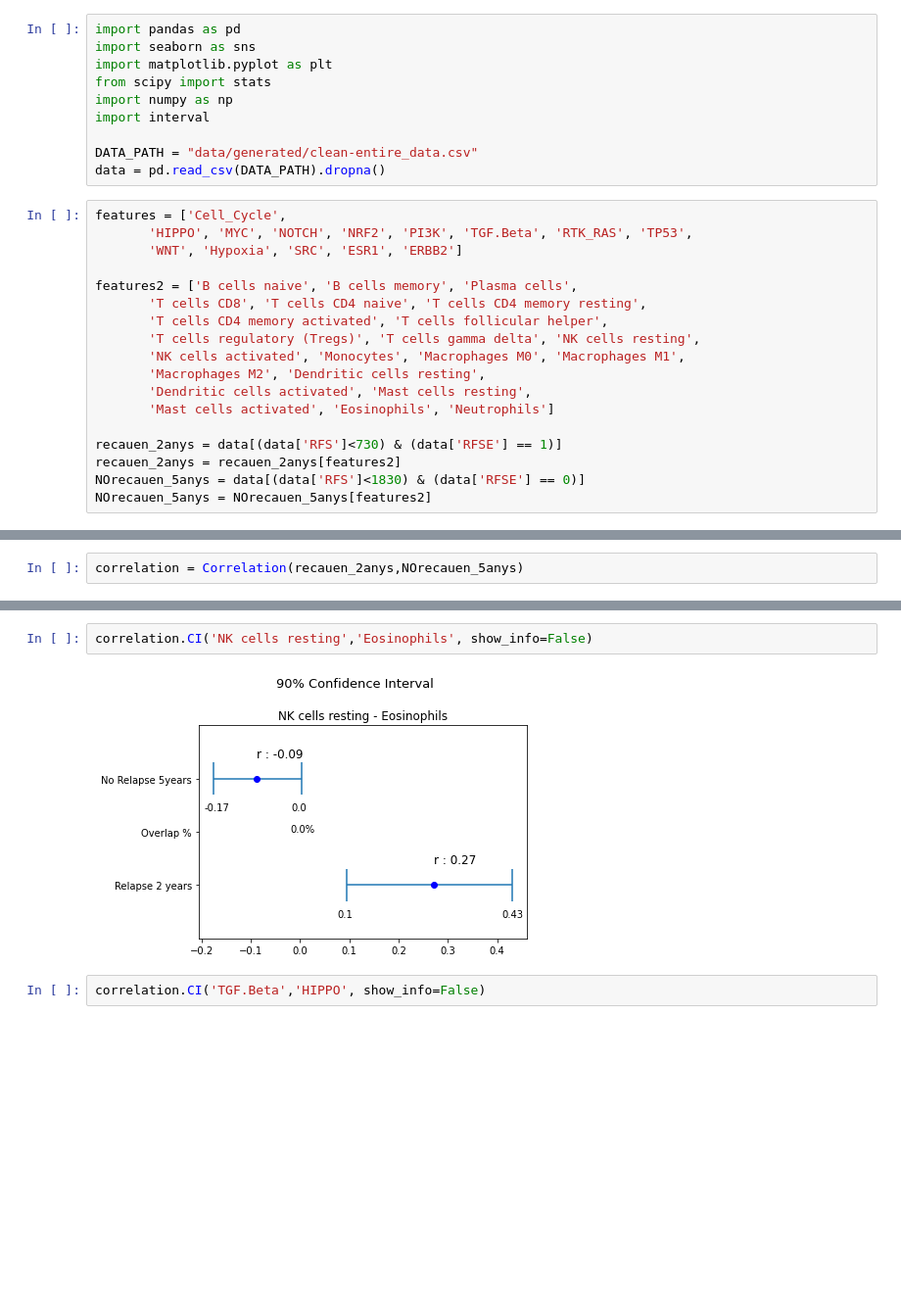
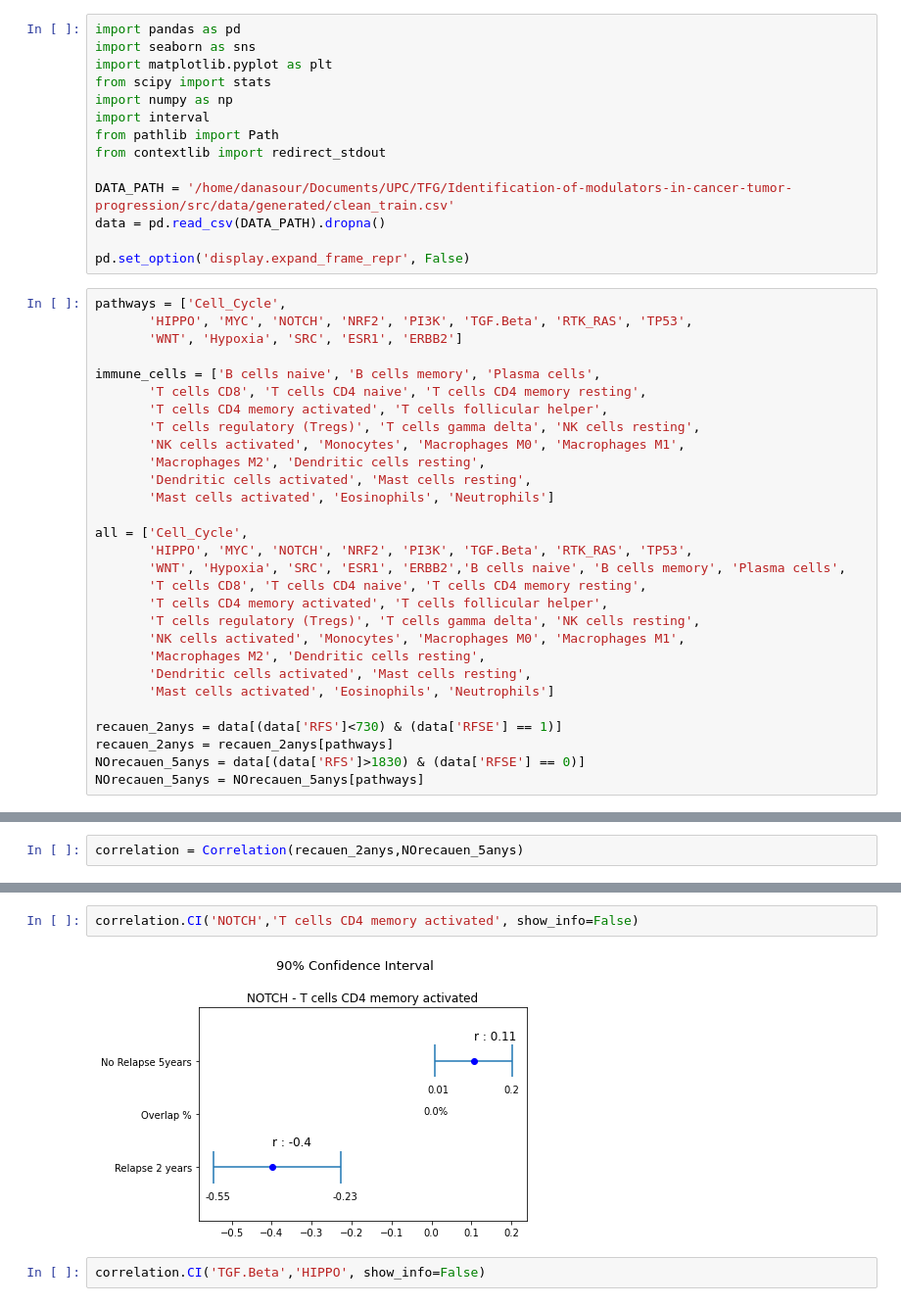
Before and after one commit to danaecanillas/Identification-of-modulators-in-cancer-tumor-progression, a Jupyter notebook: src/Statistical Analysis/correlations.ipynb, the cells around one changed output, grey strips where cells are left out. Shown at 98% size. Cells and saved outputs as stored; diff of their text form; blank space fills up the shorter version.

```diff
--- a/src/Statistical Analysis/correlations.ipynb
+++ b/src/Statistical Analysis/correlations.ipynb
@@ -5,15 +5,30 @@ import matplotlib.pyplot as plt
 from scipy import stats
 import numpy as np
 import interval
+from pathlib import Path
+from contextlib import redirect_stdout
 
-DATA_PATH = "data/generated/clean-entire_data.csv"
+DATA_PATH = '/home/danasour/Documents/UPC/TFG/Identification-of-modulators-in-cancer-tumor-progression/src/data/generated/clean_train.csv'
 data = pd.read_csv(DATA_PATH).dropna()
+
+pd.set_option('display.expand_frame_repr', False)
 # %%
-features = ['Cell_Cycle',
+pathways = ['Cell_Cycle',
        'HIPPO', 'MYC', 'NOTCH', 'NRF2', 'PI3K', 'TGF.Beta', 'RTK_RAS', 'TP53',
        'WNT', 'Hypoxia', 'SRC', 'ESR1', 'ERBB2']
 
-features2 = ['B cells naive', 'B cells memory', 'Plasma cells',
+immune_cells = ['B cells naive', 'B cells memory', 'Plasma cells',
+       'T cells CD8', 'T cells CD4 naive', 'T cells CD4 memory resting',
+       'T cells CD4 memory activated', 'T cells follicular helper',
+       'T cells regulatory (Tregs)', 'T cells gamma delta', 'NK cells resting',
+       'NK cells activated', 'Monocytes', 'Macrophages M0', 'Macrophages M1',
+       'Macrophages M2', 'Dendritic cells resting',
+       'Dendritic cells activated', 'Mast cells resting',
+       'Mast cells activated', 'Eosinophils', 'Neutrophils']
+
+all = ['Cell_Cycle',
+       'HIPPO', 'MYC', 'NOTCH', 'NRF2', 'PI3K', 'TGF.Beta', 'RTK_RAS', 'TP53',
+       'WNT', 'Hypoxia', 'SRC', 'ESR1', 'ERBB2','B cells naive', 'B cells memory', 'Plasma cells',
        'T cells CD8', 'T cells CD4 naive', 'T cells CD4 memory resting',
        'T cells CD4 memory activated', 'T cells follicular helper',
        'T cells regulatory (Tregs)', 'T cells gamma delta', 'NK cells resting',
@@ -23,6 +38,6 @@ features2 = ['B cells naive', 'B cells memory', 'Plasma cells',
        'Mast cells activated', 'Eosinophils', 'Neutrophils']
 
 recauen_2anys = data[(data['RFS']<730) & (data['RFSE'] == 1)]
-recauen_2anys = recauen_2anys[features2]
-NOrecauen_5anys = data[(data['RFS']<1830) & (data['RFSE'] == 0)]
-NOrecauen_5anys = NOrecauen_5anys[features2]
+recauen_2anys = recauen_2anys[pathways]
+NOrecauen_5anys = data[(data['RFS']>1830) & (data['RFSE'] == 0)]
+NOrecauen_5anys = NOrecauen_5anys[pathways]
@@ -236,7 +294,7 @@ dtype: float64
 # %%
-correlation.CI('NK cells resting','Eosinophils', show_info=False)
+correlation.CI('NOTCH','T cells CD4 memory activated', show_info=False)
 # %% [output]
-[figure, old version]
+[figure, new version]
 # %%
 correlation.CI('TGF.Beta','HIPPO', show_info=False)
 # %% [output]
```
Also changed, not shown: parts of 8 cells of this notebook, 6 other files.
